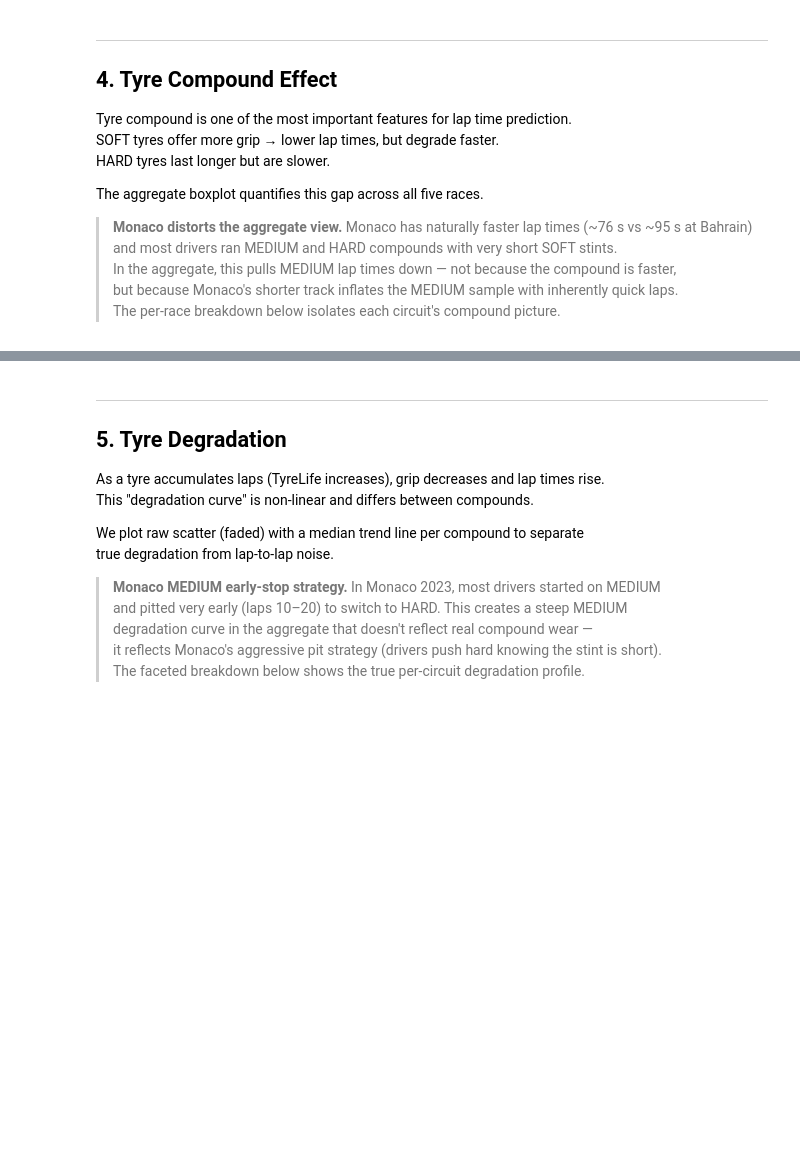
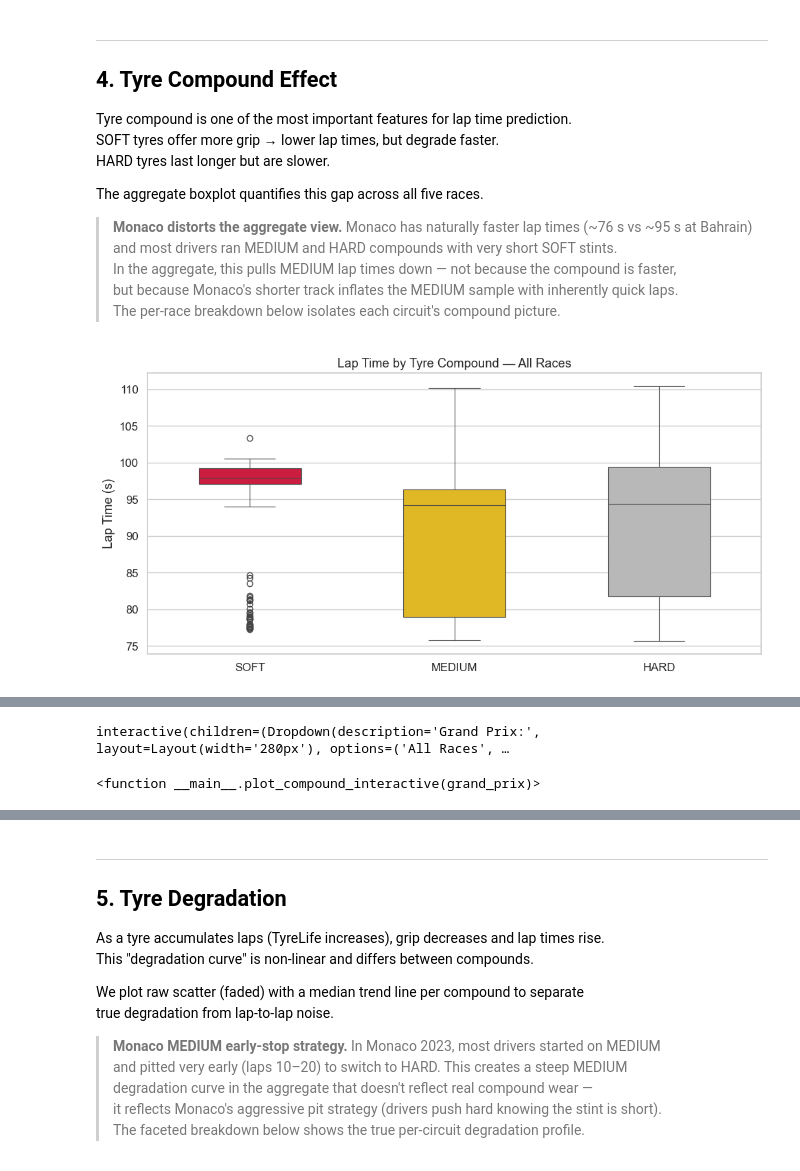
Before and after one commit to FelipeEckert/f1-laptime-prediction, a Jupyter notebook: notebooks/02_eda.ipynb, the cells around one changed output, grey strips where cells are left out. Cells and saved outputs as stored; diff of their text form; code cells hidden in the pictures; blank space fills up the shorter version.

Commit message:
EDA complete: interactive widgets, Monaco analysis, normalized correlation heatmap

```diff
--- a/notebooks/02_eda.ipynb
+++ b/notebooks/02_eda.ipynb
@@ -138,9 +206,10 @@ COMPOUND_PALETTE = {
     'INTERMEDIATE': '#39B54A',  # green
     'WET':          '#0067FF',  # blue
 }
-present = [c for c in COMPOUND_ORDER if c in df['Compound'].unique()]
+present    = [c for c in COMPOUND_ORDER if c in df['Compound'].unique()]
+races_list = sorted(df['GrandPrix'].unique())
 
-# ── Aggregate boxplot ─────────────────────────────────────────────────────────
+# ── Aggregate boxplot (saved to PNG — used by README) ─────────────────────────
 fig, ax = plt.subplots(figsize=(10, 5))
 sns.boxplot(
     data=df, x='Compound', y='LapTime',
@@ -149,37 +218,94 @@ sns.boxplot(
 )
 ax.set_title('Lap Time by Tyre Compound — All Races')
 ax.set_xlabel('')
 ax.set_ylabel('Lap Time (s)')
 
 plt.tight_layout()
 plt.savefig(f'{FIGURES_PATH}02_compound_laptime.png', dpi=150, bbox_inches='tight')
 plt.show()
 print('Saved: 02_compound_laptime.png')
 
 means = df.groupby('Compound')['LapTime'].mean().reindex(present).round(2)
 print(f'\nMean lap time per compound (seconds):\n{means.to_string()}')
 print(f'\nFastest compound on average: {means.idxmin()} ({means.min():.2f}s)')
 
-# ── Per-race breakdown ────────────────────────────────────────────────────────
-races_list = sorted(df['GrandPrix'].unique())
-fig, axes = plt.subplots(1, len(races_list), figsize=(18, 5), sharey=False)
+# ── Per-race static subplot (saved to PNG — used by README, not displayed) ─────
+fig, axes_pg = plt.subplots(1, len(races_list), figsize=(18, 5), sharey=False)
 fig.suptitle('Lap Time by Compound — Per Grand Prix', fontsize=13)
 
-for ax, race in zip(axes, races_list):
+for ax, race in zip(axes_pg, races_list):
     subset     = df[df['GrandPrix'] == race]
     race_comps = [c for c in COMPOUND_ORDER if c in subset['Compound'].unique()]
-
     sns.boxplot(
         data=subset, x='Compound', y='LapTime',
         order=race_comps, palette=COMPOUND_PALETTE,
         ax=ax, linewidth=0.7, width=0.5,
     )
     ax.set_title(race, fontsize=10)
     ax.set_xlabel('')
     ax.tick_params(axis='x', rotation=20, labelsize=8)
-    ax.set_ylabel('Lap Time (s)' if ax is axes[0] else '')
+    ax.set_ylabel('Lap Time (s)' if ax is axes_pg[0] else '')
 
 plt.tight_layout()
 plt.savefig(f'{FIGURES_PATH}02b_compound_by_race.png', dpi=150, bbox_inches='tight')
-plt.show()
+plt.close()
 print('Saved: 02b_compound_by_race.png')
+
+# ── Interactive per-race breakdown ────────────────────────────────────────────
+import ipywidgets as widgets
+from IPython.display import display as ipy_display
+
+dd_compound_race = widgets.Dropdown(
+    options=['All Races'] + races_list,
+    value='All Races',
+    description='Grand Prix:',
+    style={'description_width': 'initial'},
+    layout=widgets.Layout(width='280px'),
+)
+
+def plot_compound_interactive(grand_prix):
+    data       = df if grand_prix == 'All Races' else df[df['GrandPrix'] == grand_prix]
+    race_comps = [c for c in COMPOUND_ORDER if c in data['Compound'].unique()]
+
+    fig, (ax_box, ax_bar) = plt.subplots(1, 2, figsize=(14, 5))
+    fig.suptitle(f'Tyre Compound — {grand_prix}', fontsize=13)
+
+    # Left: boxplot of LapTime per Compound
+    sns.boxplot(
+        data=data, x='Compound', y='LapTime',
+        order=race_comps, palette=COMPOUND_PALETTE,
+        ax=ax_box, linewidth=0.8, width=0.5,
+    )
+    ax_box.set_title('Lap Time per Compound')
+    ax_box.set_xlabel('')
+    ax_box.set_ylabel('Lap Time (s)')
+
+    # Right: bar chart — lap counts per compound
+    counts     = data['Compound'].value_counts().reindex(race_comps).fillna(0)
+    bar_colors = [COMPOUND_PALETTE[c] for c in race_comps]
+    bars       = ax_bar.bar(race_comps, counts.values, color=bar_colors,
+                            edgecolor='black', linewidth=0.5)
+    ax_bar.set_title('Laps per Compound (tyre usage)')
+    ax_bar.set_xlabel('')
+    ax_bar.set_ylabel('Lap Count')
+    for bar, cnt in zip(bars, counts.values):
+        ax_bar.text(bar.get_x() + bar.get_width() / 2, bar.get_height() + 2,
+                    str(int(cnt)), ha='center', va='bottom', fontsize=10)
+
+    plt.tight_layout()
+    plt.show()
+
+    # Summary table below the plots
+    summary = (
+        data.groupby('Compound')['LapTime']
+        .agg(Mean='mean', Median='median', Std='std', Count='count')
+        .reindex(race_comps)
+        .round(2)
+    )
+    summary.columns = ['Mean Lap (s)', 'Median Lap (s)', 'Std Dev (s)', 'Lap Count']
+    print(f'Summary — {grand_prix}:')
+    ipy_display(summary)
+
+widgets.interact(plot_compound_interactive, grand_prix=dd_compound_race)
+# %% [output]
+[figure, added]
@@ -185,0 +322,2 @@ print('Saved: 02b_compound_by_race.png')
+interactive(children=(Dropdown(description='Grand Prix:', layout=Layout(width='280px'), options=('All Races', …
+<function __main__.plot_compound_interactive(grand_prix)>
```
Also changed, not shown: parts of 11 cells of this notebook, 5 other files.
